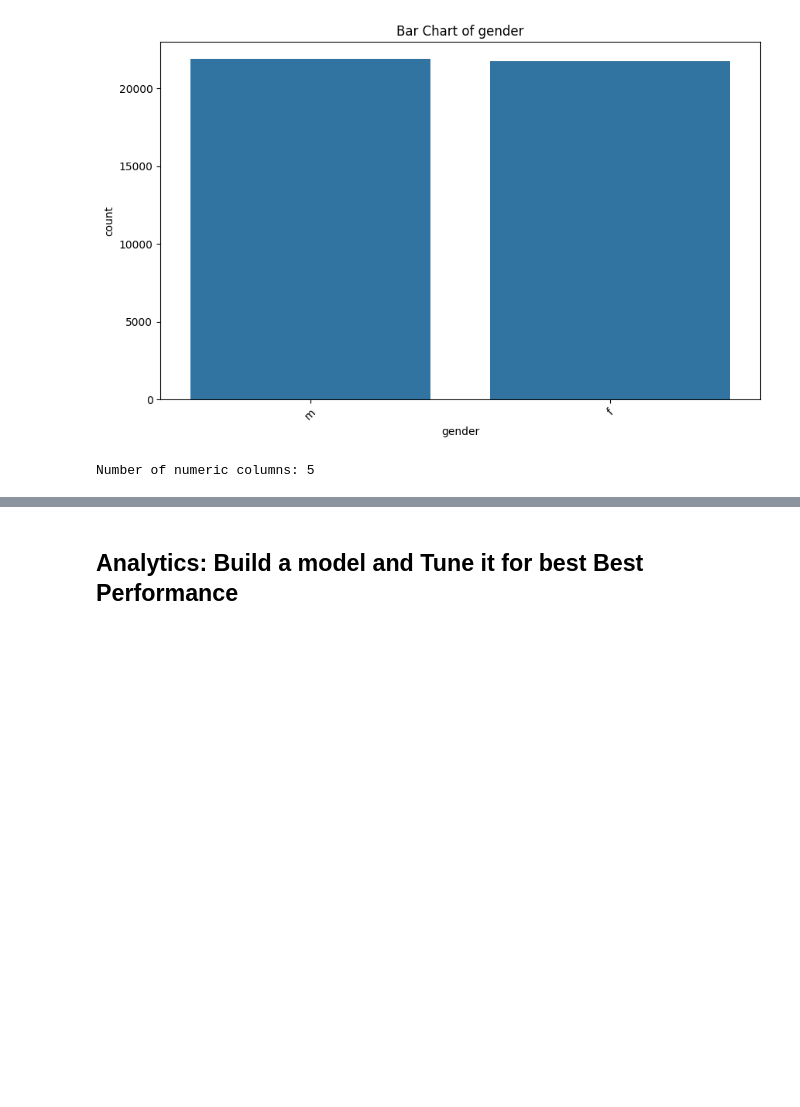
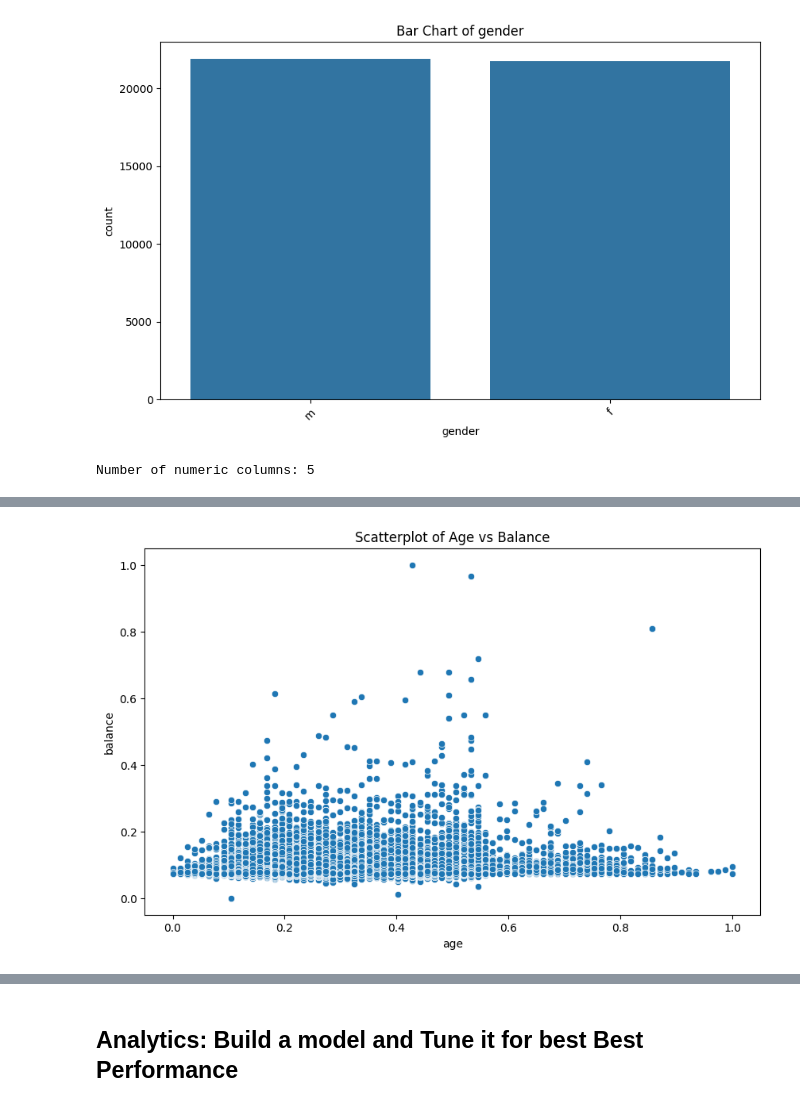
Before and after one commit to Vinhphuc-le/ds1001_final_Vinh_Le, a Jupyter notebook: ds1001_final/notebooks/Final_Project_Notebook.ipynb, the cells around one changed output, grey strips where cells are left out. Cells and saved outputs as stored; diff of their text form; code cells hidden in the pictures; blank space fills up the shorter version.

```diff
--- a/ds1001_final/notebooks/Final_Project_Notebook.ipynb
+++ b/ds1001_final/notebooks/Final_Project_Notebook.ipynb
@@ -153,9 +153,10 @@ scaler = MinMaxScaler()
 VinhData[VinhData.select_dtypes(include=['number']).columns] = scaler.fit_transform(VinhData.select_dtypes(include=['number']))
 # %%
 # Likely need to convert categorical columns to category dtype
-for col in "xx".select_dtypes(include=['object']).columns:
-    "xx"[col] = "xx"[col].astype('category')
+for col in VinhData.select_dtypes(include=['object']).columns:
+    VinhData[col] = VinhData[col].astype('category')
 # %%
 # Creating dummy variables, make sure the variables that need to be converted to dummies are categorical, not numeric.
 # This might require you to convert some columns to categorical first using astype('category')
-"xx" = pd.get_dummies("xx", drop_first=True)
+VinhData = pd.get_dummies(VinhData, drop_first=True)
+VinhData.shape[1]
@@ -168,10 +189,12 @@ print("xx".isnull().sum())
 # %%
 # Scatterplot between two continuous variables
 plt.figure(figsize=(10, 6))
-sns.scatterplot(x='Variable1', y='Variable2', data="xx")  # Replace 'Variable1' and 'Variable2' with your column names
-plt.title('Scatterplot of Variable1 vs Variable2')
+sns.scatterplot(x='age', y='balance', data=VinhData)  # Replace 'Variable1' and 'Variable2' with your column names
+plt.title('Scatterplot of Age vs Balance')
 plt.savefig('scatterplot.png')  # Save the scatterplot image
 plt.show()
+# %% [output]
+[figure, added]
 # %%
 # Density chart of a continuous variable
 plt.figure(figsize=(10, 6))
```
Also changed, not shown: parts of 3 cells of this notebook.
